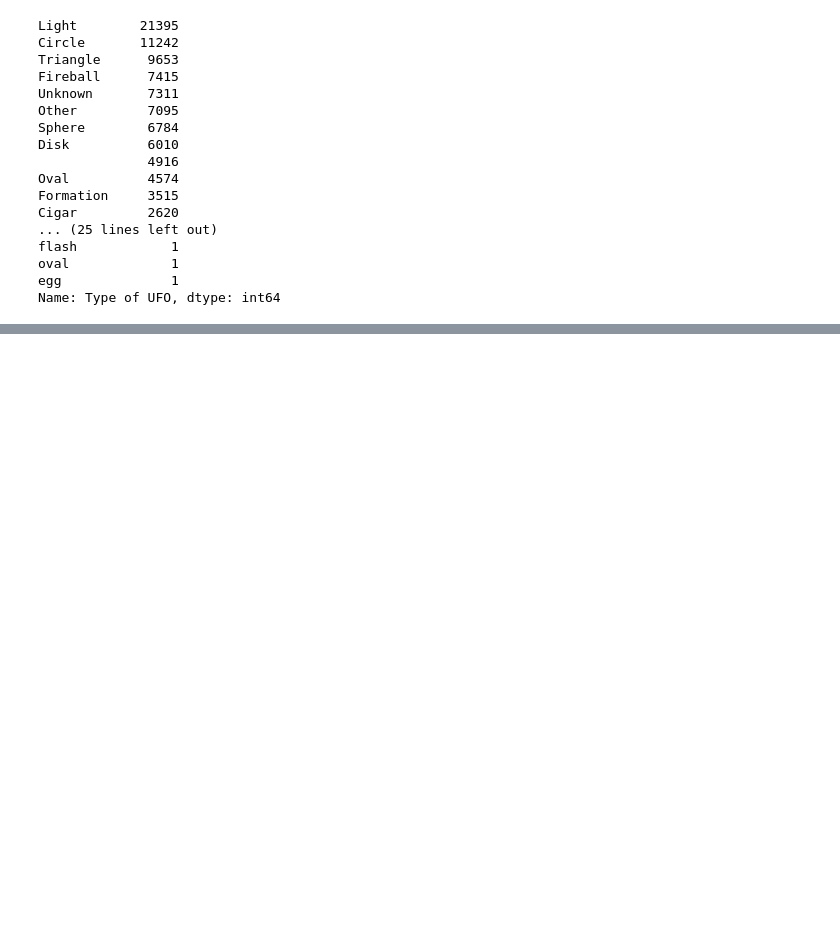
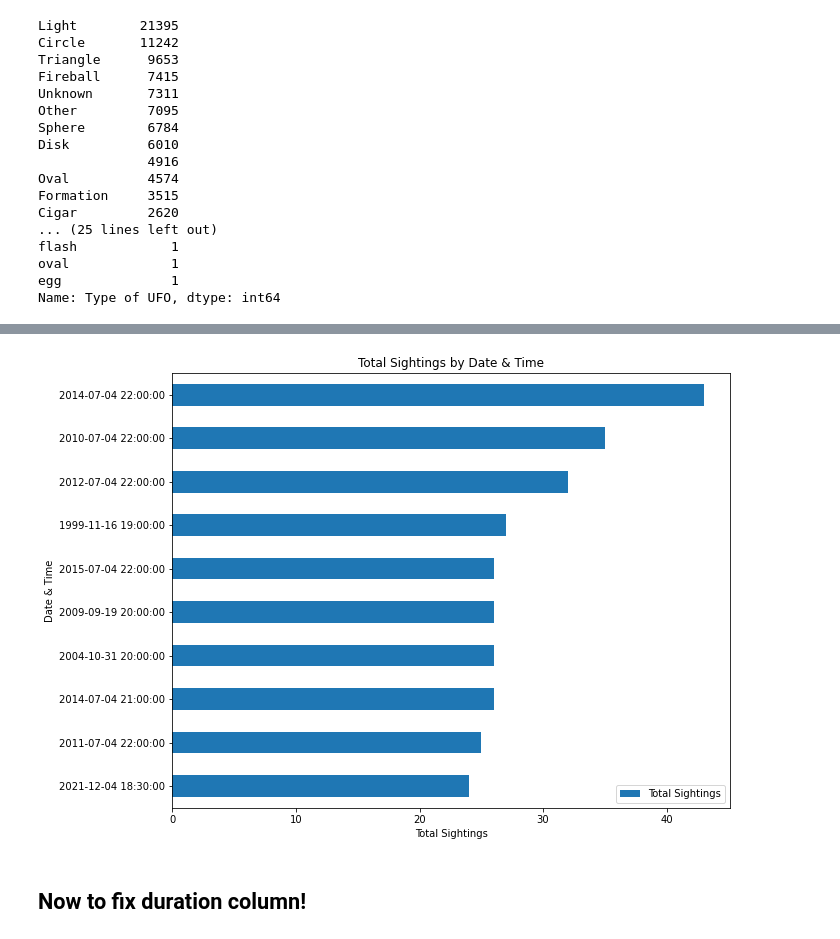
Before and after one commit to ColinSandidge/capstone, a Jupyter notebook: UFO_webscrape.ipynb, the cells around one changed output, grey strips where cells are left out. Drawn from its saved outputs; the diff is of its cells as text; code cells hidden in the pictures; blank space fills up the shorter version.

```diff
--- a/UFO_webscrape.ipynb
+++ b/UFO_webscrape.ipynb
@@ -522,0 +562,6 @@ Name: Type of UFO, dtype: int64
+# %%
+#fixing datetime
+
+for i,r in df.iterrows():
+    if r['Incident Date'].year > 2022:
+        df.at[i, 'Incident Date'] = r['Incident Date'].replace(year=r['Incident Date'].year-100)
@@ -522,0 +588,5 @@ Name: Type of UFO, dtype: int64
+# %%
+top10times = df['Incident Date'].value_counts().head(10).to_frame().reset_index()
+# %%
+top10times = top10times.rename(columns = {'index' : 'Date & Time', 'Incident Date' : 'Total Sightings'})
+top10times
@@ -522,0 +605,12 @@ Name: Type of UFO, dtype: int64
+# %%
+ax =top10times.plot.barh(x = 'Date & Time', y = 'Total Sightings', figsize=(10,8))
+plt.title('Total Sightings by Date & Time')
+plt.xlabel('Total Sightings')
+plt.ylabel('Date & Time')
+ax.invert_yaxis()
+plt.savefig('../capstone/data/totalsightingsbydatetime.png', transparent = False, bbox_inches = 'tight', edgecolor = 'w', facecolor='w')
+plt.show()
+# %% [output]
+[figure, added]
+# %% [markdown]
+## Now to fix duration column!
```
Also changed, not shown: parts of 66 cells of this notebook, 1 other file.
